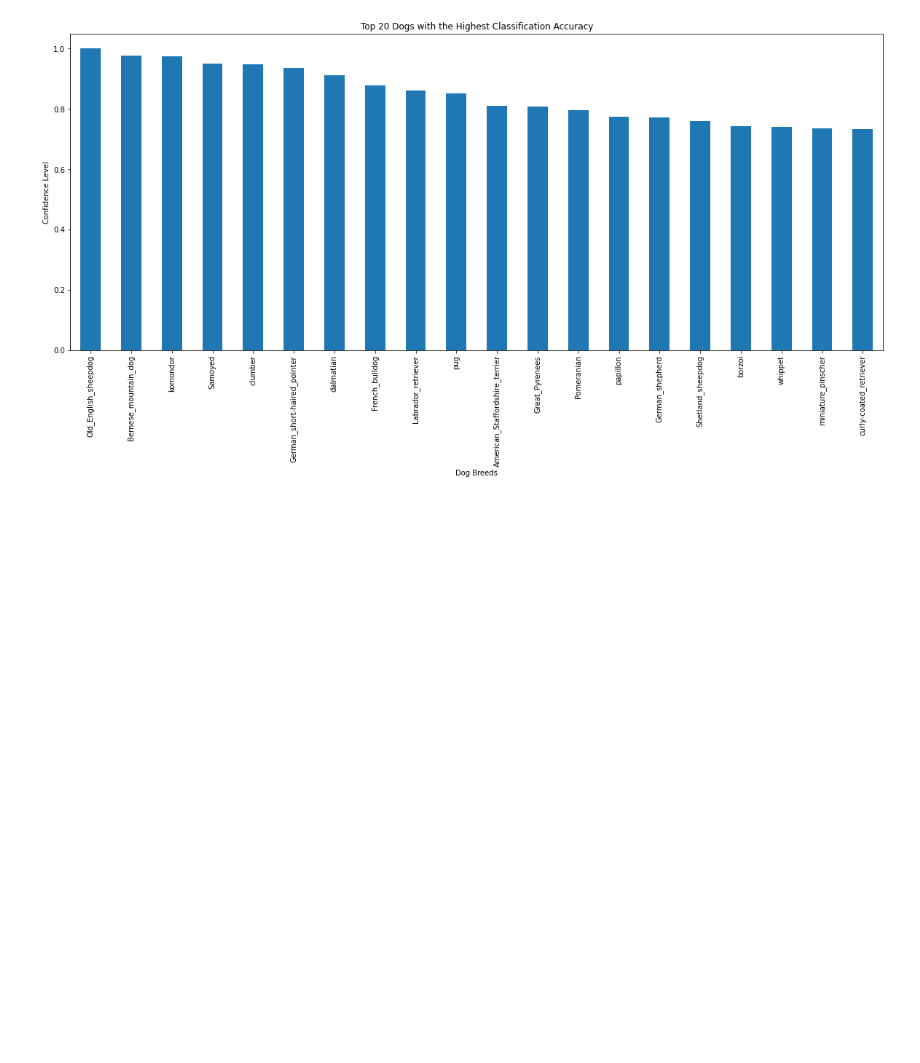
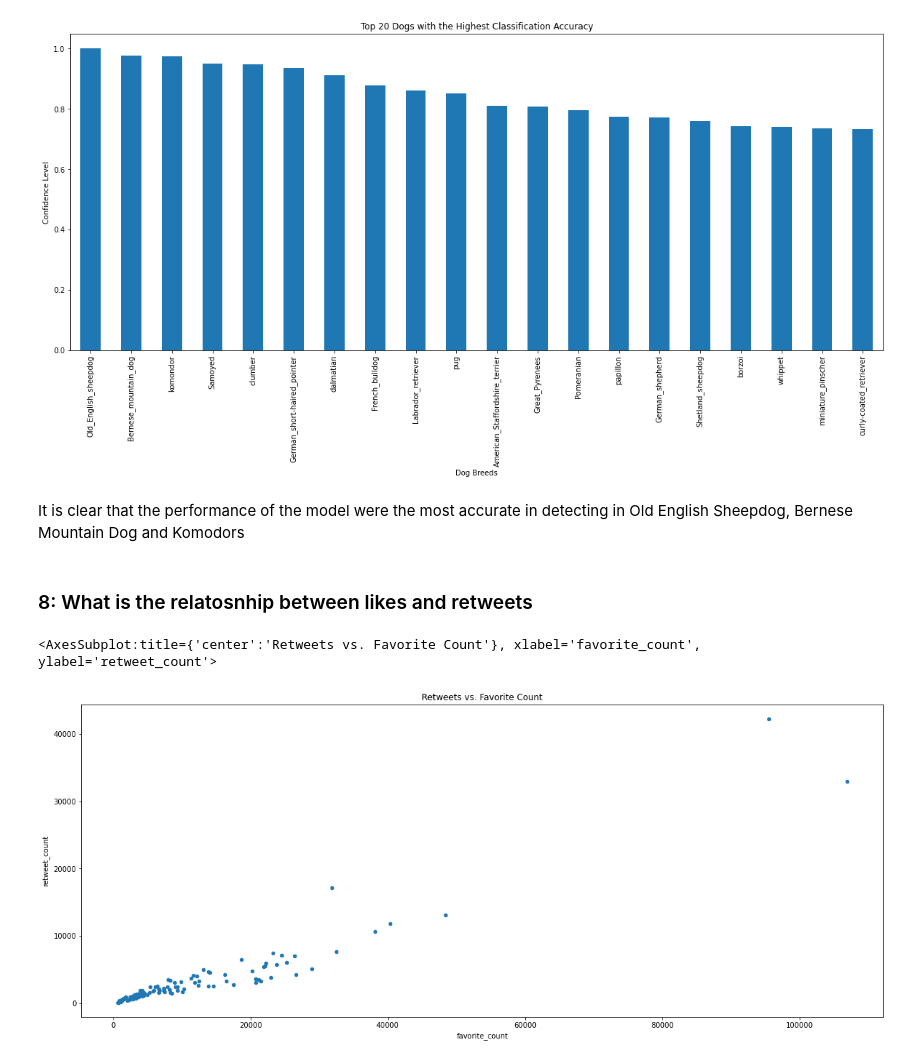
Before and after one commit to okabamac/data_wrangling_p2, a Jupyter notebook: wrangle_act.ipynb, the cells around one changed output. Drawn from its saved outputs; the diff is of its cells as text; code cells hidden in the pictures; blank space fills up the shorter version.

```diff
--- a/wrangle_act.ipynb
+++ b/wrangle_act.ipynb
@@ -1165,4 +1202,14 @@ model_confidence.plot(kind='bar', x='p1', y='p1_conf', figsize = (20, 8), xlabel
 # %% [output]
 <AxesSubplot:title={'center':'Top 20 Dogs with the Highest Classification Accuracy'}, xlabel='Dog Breeds', ylabel='Confidence Level'>
 [figure]
+# %% [markdown]
+It is clear that the performance of the model were the most accurate in detecting in Old English Sheepdog, Bernese Mountain Dog and Komodors
+# %% [markdown]
+### 8: What is the relatosnhip between likes and retweets
+# %%
+# Plot a scatter diagram of the retweets and favorite count
+final_df.plot(kind='scatter', x='favorite_count', y='retweet_count', figsize=(20,8), title='Retweets vs. Favorite Count')
+# %% [output]
+<AxesSubplot:title={'center':'Retweets vs. Favorite Count'}, xlabel='favorite_count', ylabel='retweet_count'>
+[figure, added]
 # %% [markdown]
```
Also changed, not shown: parts of 50 cells of this notebook, 2 other files.
